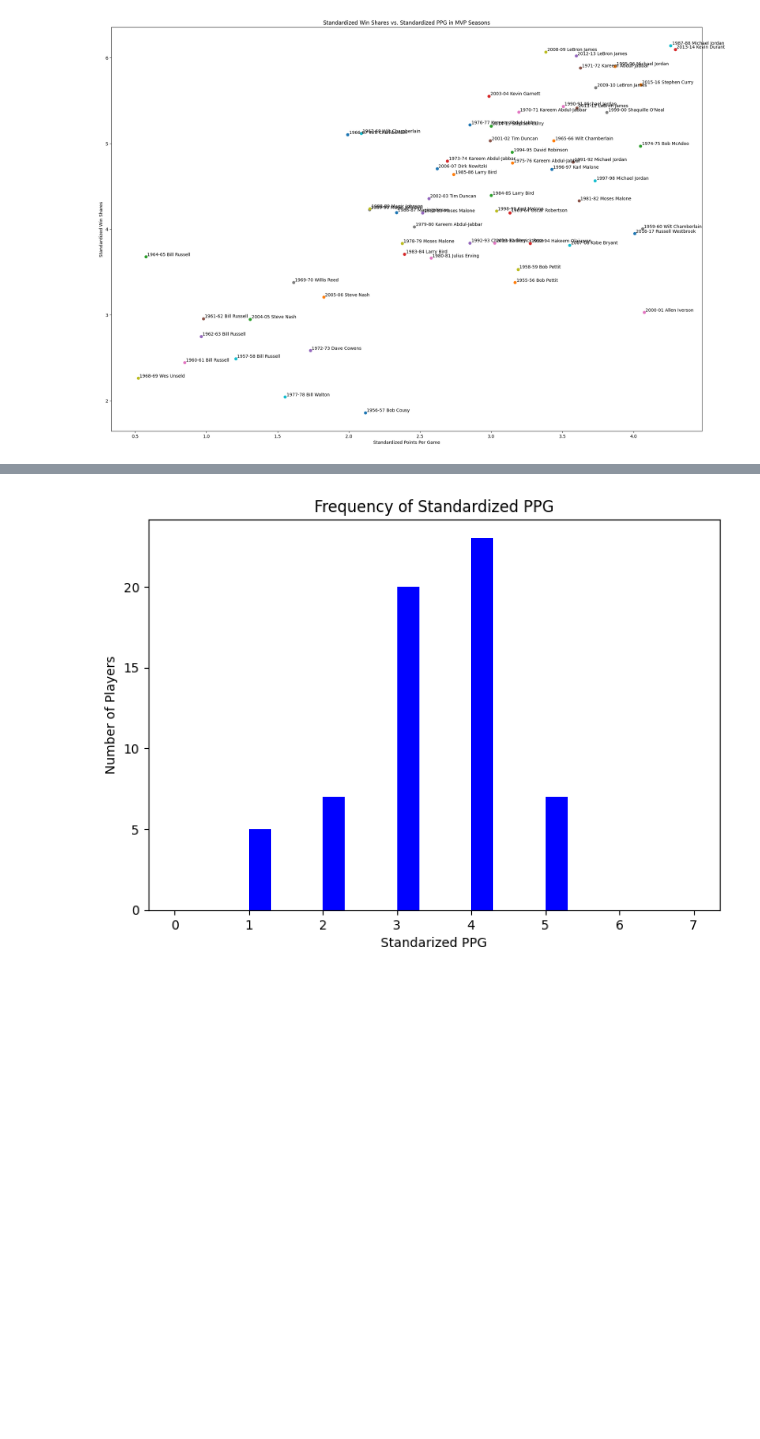
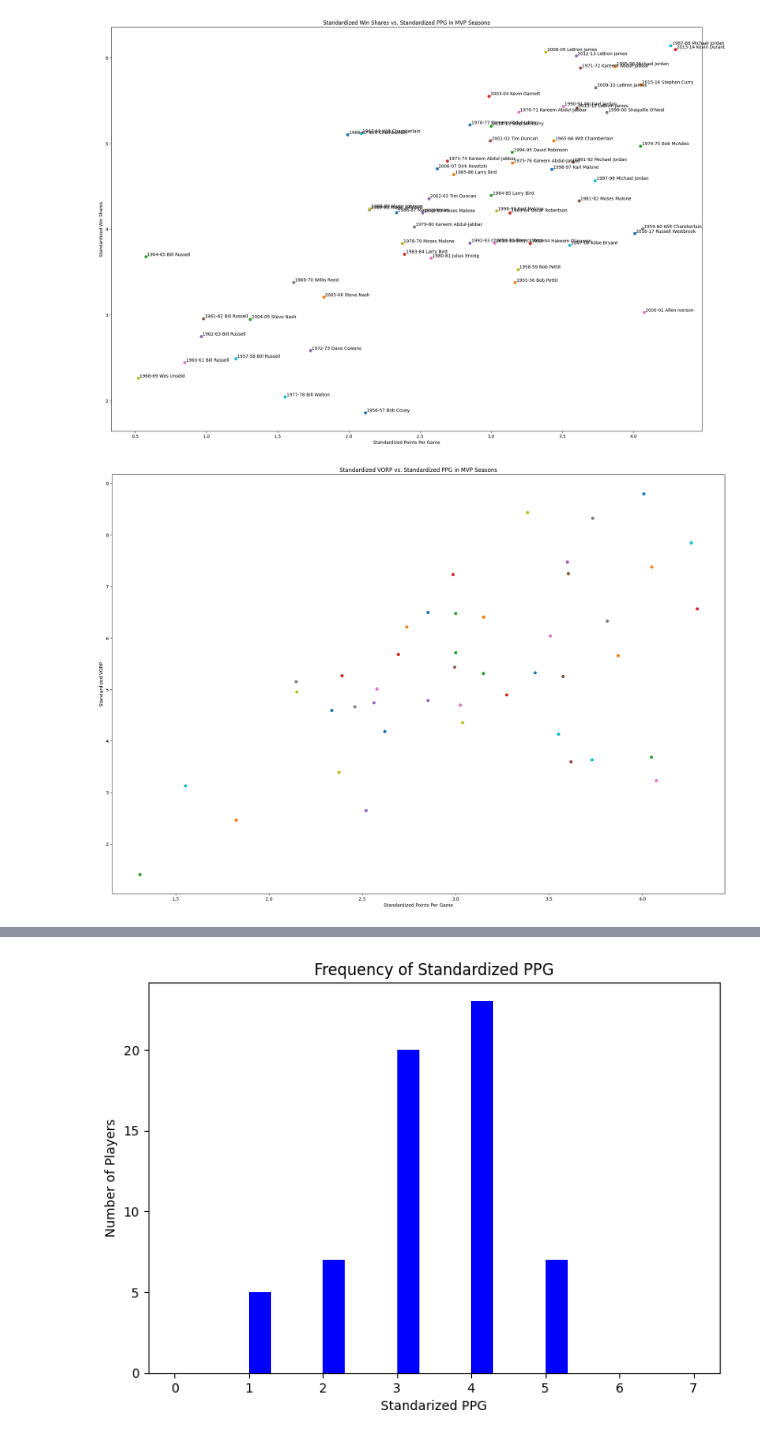
Before and after one commit to sash-wat/cmsc320final, a Jupyter notebook: project.ipynb, the cells around one changed output, grey strips where cells are left out. Saved outputs shown, nothing was run; the diff lists cells and outputs as text; code cells hidden in the pictures; blank space fills up the shorter version.

```diff
--- a/project.ipynb
+++ b/project.ipynb
@@ -284,3 +290,15 @@ plt.xlabel('Standardized Points Per Game')
 plt.show()
 # %% [output]
 [figure]
+# %%
+# Plotting Standardized VORP vs. Standardized PPG to show how much of an outlier MVPs are in these two categories
+plt.rcParams["figure.figsize"] = (24, 16.5)
+for e in mvp_dict:
+    plt.scatter(mvp_dict[e][0], mvp_dict[e][1])
+
+plt.title('Standardized VORP vs. Standardized PPG in MVP Seasons')
+plt.ylabel('Standardized VORP')
+plt.xlabel('Standardized Points Per Game')
+plt.show()
+# %% [output]
+[figure, added]
```
Also changed, not shown: parts of 14 cells of this notebook, 1 other file.
